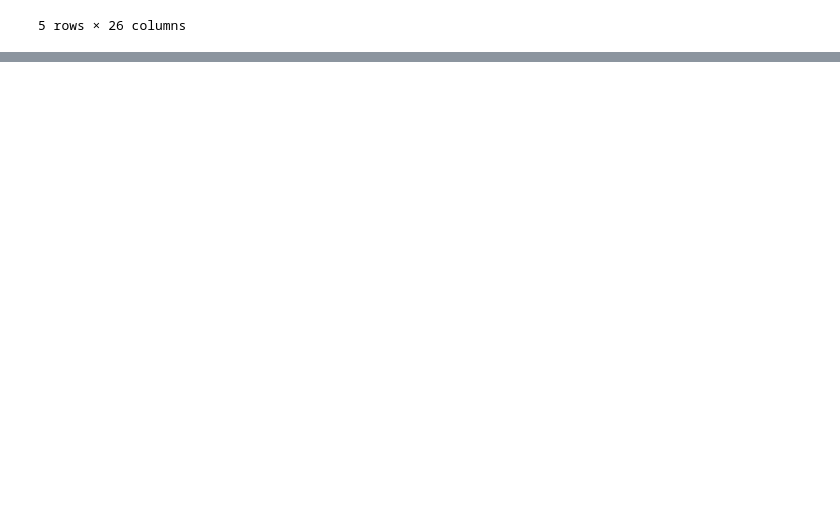
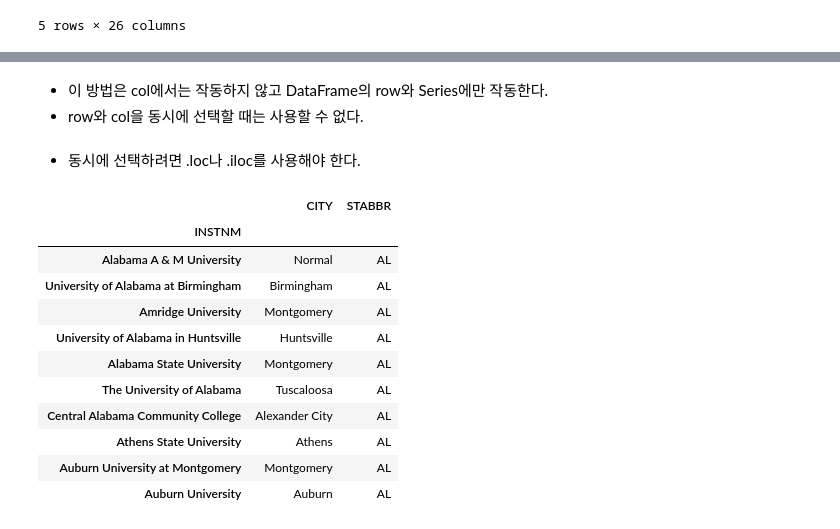
Before and after one commit to angelxtry/PyDataSc, a Jupyter notebook: PandasCookbook/ch04/ch04-데이터의 부분 집합 선택.ipynb, the cells around one changed output, grey strips where cells are left out. Saved outputs shown, nothing was run; the diff lists cells and outputs as text; code cells hidden in the pictures; blank space fills up the shorter version.

```diff
--- a/PandasCookbook/ch04/ch04-데이터의 부분 집합 선택.ipynb
+++ b/PandasCookbook/ch04/ch04-데이터의 부분 집합 선택.ipynb
@@ -496,0 +544,3 @@ college[10:20:2]
+# %% [markdown]
+- 이 방법은 col에서는 작동하지 않고 DataFrame의 row와 Series에만 작동한다.
+- row와 col을 동시에 선택할 때는 사용할 수 없다.
@@ -496,0 +550,18 @@ college[10:20:2]
+# %% [markdown]
+- 동시에 선택하려면 .loc나 .iloc를 사용해야 한다.
+# %%
+first_ten_instnm = college.index[:10]
+college.loc[first_ten_instnm, ['CITY', 'STABBR']]
+# %% [output]
+|  | CITY | STABBR |
+| INSTNM |  |  |
+| Alabama A & M University | Normal | AL |
+| University of Alabama at Birmingham | Birmingham | AL |
+| Amridge University | Montgomery | AL |
+| University of Alabama in Huntsville | Huntsville | AL |
+| Alabama State University | Montgomery | AL |
+| The University of Alabama | Tuscaloosa | AL |
+| Central Alabama Community College | Alexander City | AL |
+| Athens State University | Athens | AL |
+| Auburn University at Montgomery | Montgomery | AL |
+| Auburn University | Auburn | AL |
```
Also changed, not shown: parts of 29 cells of this notebook, 2 other files.
